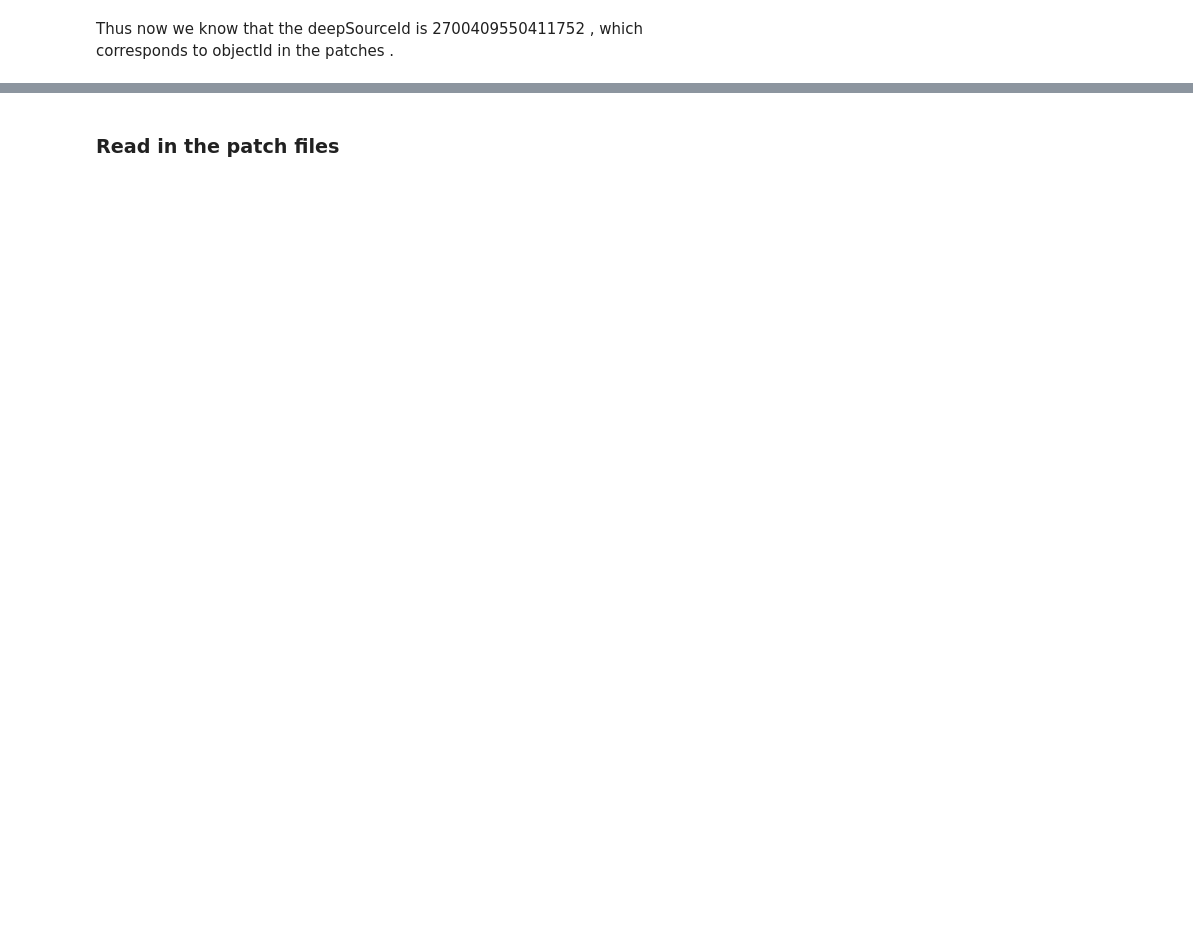
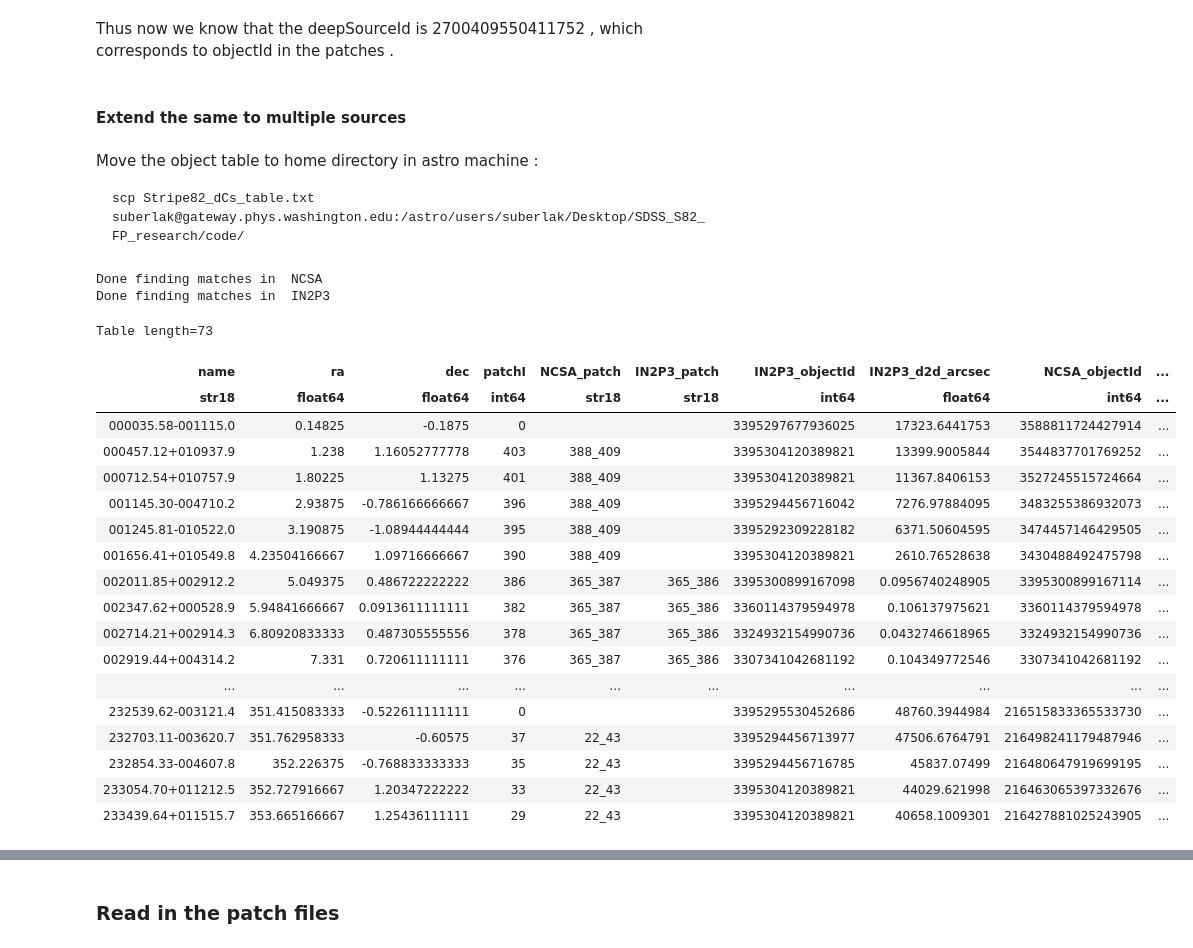
Before and after one commit to suberlak/SDSS_S82_FP_research, a Jupyter notebook: code/Read_S82_photometry.ipynb, the cells around one changed output, grey strips where cells are left out. Saved outputs shown, nothing was run; the diff lists cells and outputs as text; code cells hidden in the pictures; blank space fills up the shorter version.

```diff
--- a/code/Read_S82_photometry.ipynb
+++ b/code/Read_S82_photometry.ipynb
@@ -46,0 +54,3 @@ Thus given the I index we know in which of the above patch files we should look
+# %%
+# Convert to AstroPy object
+coords = SkyCoord(ra, dec, unit=(u.hourangle, u.deg))
@@ -46,0 +134,3 @@ Thus given the I index we know in which of the above patch files we should look
+# %%
+object_table = Table(object_dic)
+object_table.write('Stripe82_dCs_table.txt' , format='ascii')
@@ -65,4 +170,7 @@ ds = Table.read(fname,format='csv')
 # %%
+fname = '../raw_data/repo_fls/DeepSourceIN2P3_i_lt235_narrow.csv.gz'
+ds = Table.read(fname,format='csv', include_names=['ra','decl','deepSourceId' ])
+
 # Use the SkyCoord  : express the coords of my object as 1-element catalog,
 # find the best matches within the DeepSource catalog
 ra = 22.5297306
@@ -71,3 +179,11 @@ coord1 = SkyCoord(ra  = ra *u.degree,
                   dec = dec*u.degree)
 coord2 = SkyCoord(ra  = ds['ra']*u.degree,
                   dec = ds['decl']*u.degree)
+
+# Find nearest matches to coord1 in catalog coord2
+idx, d2d, d3d = coord1.match_to_catalog_sky(coord2)
+
+# Print the row of DeepSource catalog
+# corresponding to that object
+objectId = ds[idx]['deepSourceId']
+ds[idx]
@@ -87,2 +190,57 @@ Row index=697781
 # %% [markdown]
 Thus now we know that the deepSourceId is 2700409550411752 , which corresponds to objectId in the patches .
+# %% [markdown]
+#### Extend the same to multiple sources
+# %% [markdown]
+Move the object table to home directory in astro machine :
+
+    scp Stripe82_dCs_table.txt suberlak@gateway.phys.washington.edu:/astro/users/suberlak/Desktop/SDSS_S82_FP_research/code/
+# %%
+# Find out from DeepSource files the deepSourceId corresponding to
+# each opjct in the list
+
+# cast all coors for sought objects
+# to SkyCoord again
+coord1 = SkyCoord(ra=object_table['ra'] * u.degree, dec=object_table['dec']*u.degree)
+
+for processing in ['NCSA', 'IN2P3']:
+    # read in the DeepSource file
+    fname = '../raw_data/repo_fls/DeepSource'+processing+'_i_lt235_narrow.csv.gz'
+    ds = Table.read(fname,format='csv')
+    coord2 = SkyCoord(ra  = ds['ra']*u.degree,
+                      dec = ds['decl']*u.degree)
+
+    # Find nearest matches to coord1 in a (much bigger) catalog coord2
+    idx, d2d, d3d = coord1.match_to_catalog_sky(coord2)
+
+    # propagate the results to the object table
+    object_table[processing+'_objectId'] = ds[idx]['deepSourceId']
+    object_table[processing+'_d2d_arcsec'] = d2d.arcsecond
+
+    print('Done finding matches in ', processing)
+# %% [output]
+Done finding matches in  NCSA
+Done finding matches in  IN2P3
+# %%
+# Store the table ..
+object_table
+# %% [output]
+Table length=73
+| name | ra | dec | patchI | NCSA_patch | IN2P3_patch | IN2P3_objectId | IN2P3_d2d_arcsec | NCSA_objectId | ... |
+| str18 | float64 | float64 | int64 | str18 | str18 | int64 | float64 | int64 | ... |
+| 000035.58-001115.0 | 0.14825 | -0.1875 | 0 |  |  | 3395297677936025 | 17323.6441753 | 3588811724427914 | ... |
+| 000457.12+010937.9 | 1.238 | 1.16052777778 | 403 | 388_409 |  | 3395304120389821 | 13399.9005844 | 3544837701769252 | ... |
+| 000712.54+010757.9 | 1.80225 | 1.13275 | 401 | 388_409 |  | 3395304120389821 | 11367.8406153 | 3527245515724664 | ... |
+| 001145.30-004710.2 | 2.93875 | -0.786166666667 | 396 | 388_409 |  | 3395294456716042 | 7276.97884095 | 3483255386932073 | ... |
+| 001245.81-010522.0 | 3.190875 | -1.08944444444 | 395 | 388_409 |  | 3395292309228182 | 6371.50604595 | 3474457146429505 | ... |
+| 001656.41+010549.8 | 4.23504166667 | 1.09716666667 | 390 | 388_409 |  | 3395304120389821 | 2610.76528638 | 3430488492475798 | ... |
+| 002011.85+002912.2 | 5.049375 | 0.486722222222 | 386 | 365_387 | 365_386 | 3395300899167098 | 0.0956740248905 | 3395300899167114 | ... |
+| 002347.62+000528.9 | 5.94841666667 | 0.0913611111111 | 382 | 365_387 | 365_386 | 3360114379594978 | 0.106137975621 | 3360114379594978 | ... |
+| 002714.21+002914.3 | 6.80920833333 | 0.487305555556 | 378 | 365_387 | 365_386 | 3324932154990736 | 0.0432746618965 | 3324932154990736 | ... |
+| 002919.44+004314.2 | 7.331 | 0.720611111111 | 376 | 365_387 | 365_386 | 3307341042681192 | 0.104349772546 | 3307341042681192 | ... |
+| ... | ... | ... | ... | ... | ... | ... | ... | ... | ... |
+| 232539.62-003121.4 | 351.415083333 | -0.522611111111 | 0 |  |  | 3395295530452686 | 48760.3944984 | 216515833365533730 | ... |
+| 232703.11-003620.7 | 351.762958333 | -0.60575 | 37 | 22_43 |  | 3395294456713977 | 47506.6764791 | 216498241179487946 | ... |
+| 232854.33-004607.8 | 352.226375 | -0.768833333333 | 35 | 22_43 |  | 3395294456716785 | 45837.07499 | 216480647919699195 | ... |
+| 233054.70+011212.5 | 352.727916667 | 1.20347222222 | 33 | 22_43 |  | 3395304120389821 | 44029.621998 | 216463065397332676 | ... |
+| 233439.64+011515.7 | 353.665166667 | 1.25436111111 | 29 | 22_43 |  | 3395304120389821 | 40658.1009301 | 216427881025243905 | ... |
```
Also changed, not shown: parts of 22 cells of this notebook.
